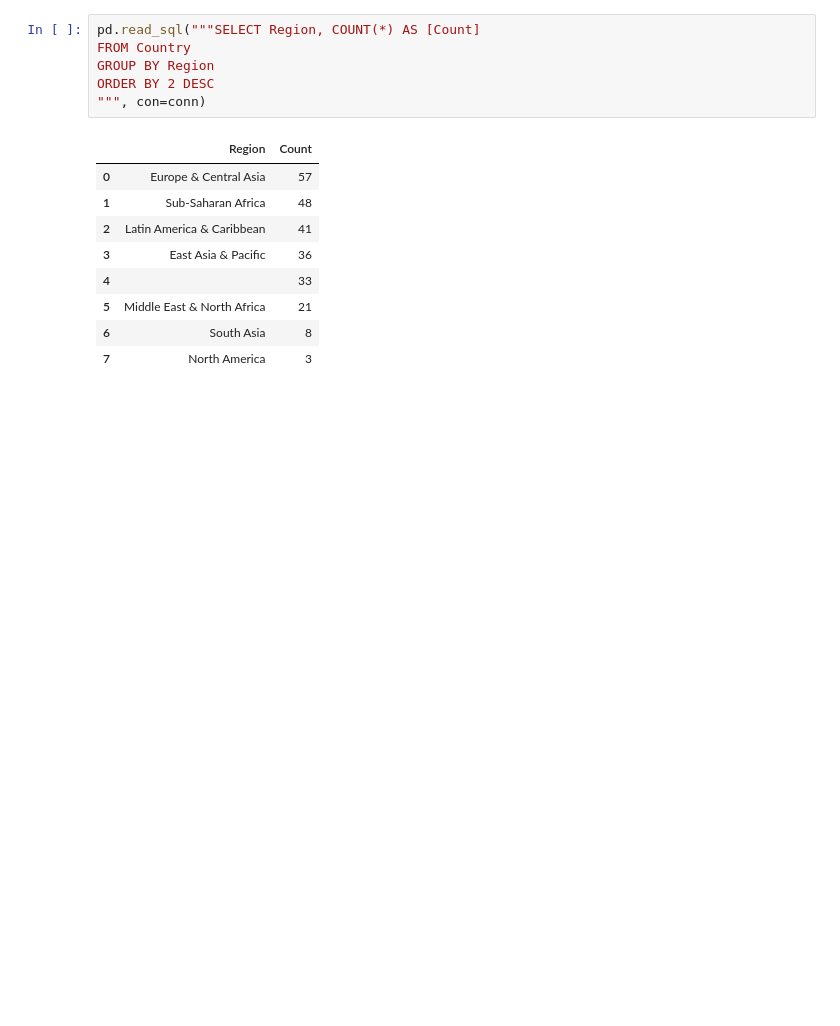
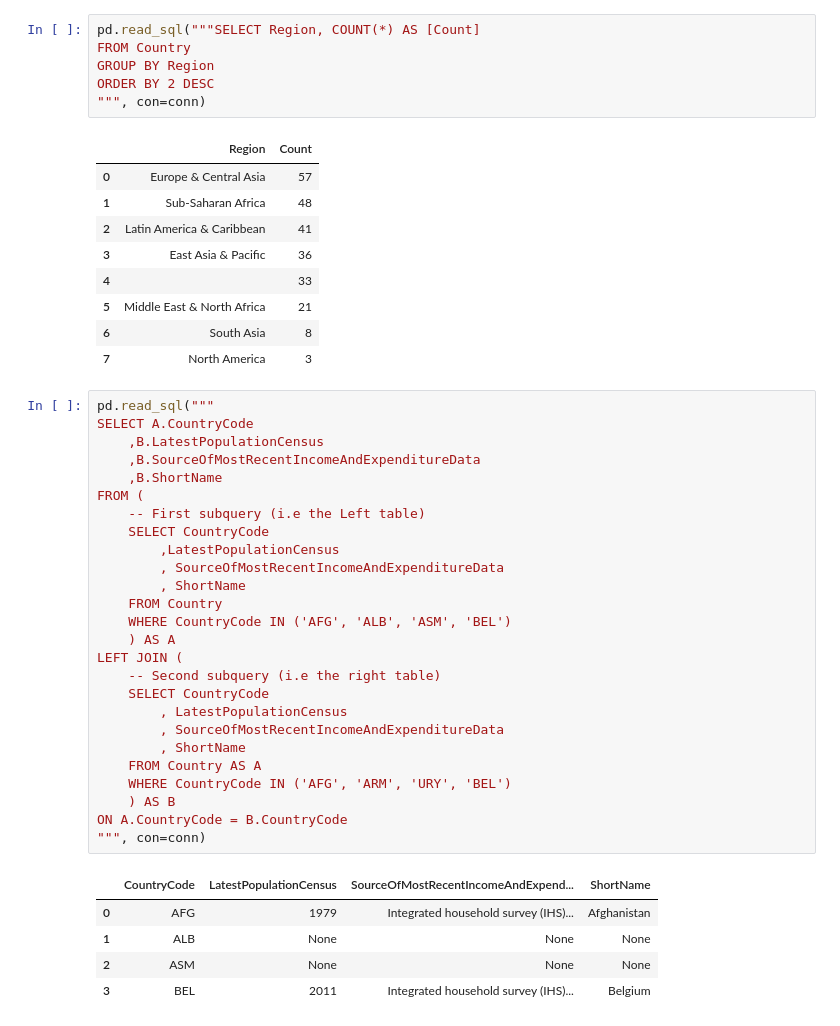
Before and after one commit to alancet/test, a Jupyter notebook: kaggle/sqlPyPrimer/src/sqlite.ipynb, the cells around one changed output. Drawn from its saved outputs; the diff is of its cells as text; blank space fills up the shorter version.

```diff
--- a/kaggle/sqlPyPrimer/src/sqlite.ipynb
+++ b/kaggle/sqlPyPrimer/src/sqlite.ipynb
@@ -92,3 +92,35 @@ ORDER BY 2 DESC
 | 5 | Middle East & North Africa | 21 |
 | 6 | South Asia | 8 |
 | 7 | North America | 3 |
+# %%
+pd.read_sql("""
+SELECT A.CountryCode
+    ,B.LatestPopulationCensus
+    ,B.SourceOfMostRecentIncomeAndExpenditureData
+    ,B.ShortName
+FROM (
+    -- First subquery (i.e the Left table)
+    SELECT CountryCode
+        ,LatestPopulationCensus
+        , SourceOfMostRecentIncomeAndExpenditureData
+        , ShortName
+    FROM Country
+    WHERE CountryCode IN ('AFG', 'ALB', 'ASM', 'BEL')
+    ) AS A
+LEFT JOIN (
+    -- Second subquery (i.e the right table)
+    SELECT CountryCode
+        , LatestPopulationCensus
+        , SourceOfMostRecentIncomeAndExpenditureData
+        , ShortName
+    FROM Country AS A
+    WHERE CountryCode IN ('AFG', 'ARM', 'URY', 'BEL')
+    ) AS B
+ON A.CountryCode = B.CountryCode
+""", con=conn)
+# %% [output]
+|  | CountryCode | LatestPopulationCensus | SourceOfMostRecentIncomeAndExpend... | ShortName |
+| 0 | AFG | 1979 | Integrated household survey (IHS)... | Afghanistan |
+| 1 | ALB | None | None | None |
+| 2 | ASM | None | None | None |
+| 3 | BEL | 2011 | Integrated household survey (IHS)... | Belgium |
```
Also changed, not shown: parts of 6 cells of this notebook, 1 other file.
